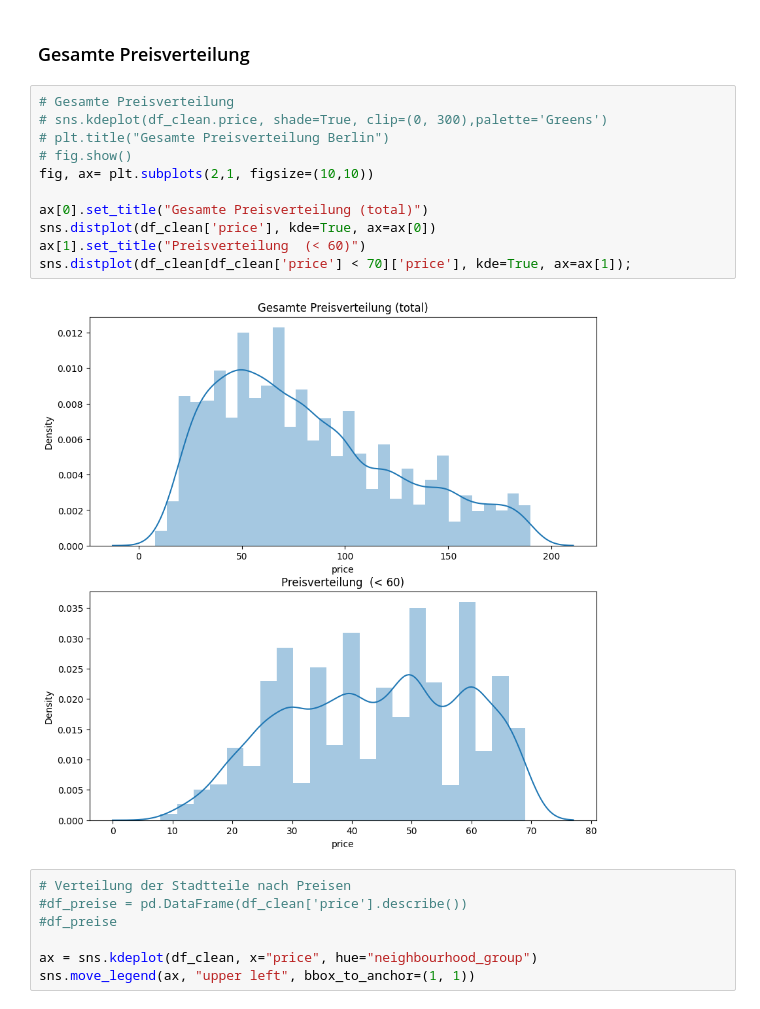
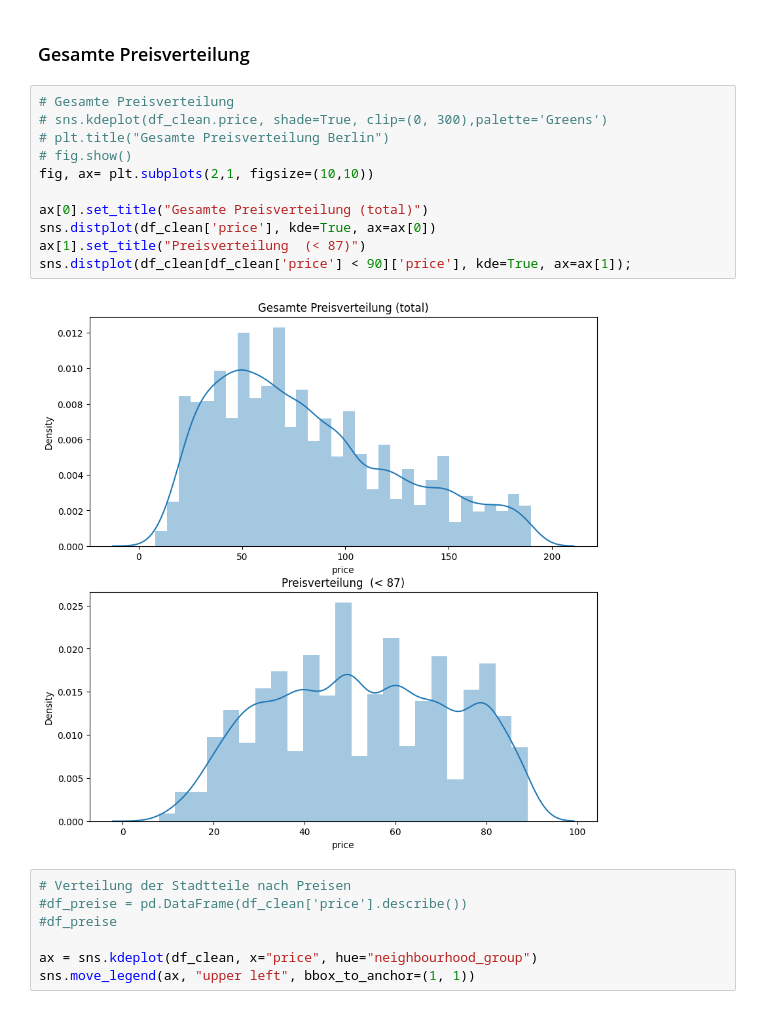
Before and after one commit to awildt01/Airbnb_Berlin-, a Jupyter notebook: Airbnb_(Berlin).ipynb, the cells around one changed output. Saved outputs shown, nothing was run; the diff lists cells and outputs as text.

```diff
--- a/Airbnb_(Berlin).ipynb
+++ b/Airbnb_(Berlin).ipynb
@@ -725,16 +724,16 @@ Standorte, die nicht so beliebt oder zentral sind, tendieren dazu, durchschnittl
 # %%
 # Gesamte Preisverteilung
 # sns.kdeplot(df_clean.price, shade=True, clip=(0, 300),palette='Greens')
 # plt.title("Gesamte Preisverteilung Berlin")
 # fig.show()
 fig, ax= plt.subplots(2,1, figsize=(10,10))
 
 ax[0].set_title("Gesamte Preisverteilung (total)")
 sns.distplot(df_clean['price'], kde=True, ax=ax[0])
-ax[1].set_title("Preisverteilung  (< 60)")
-sns.distplot(df_clean[df_clean['price'] < 70]['price'], kde=True, ax=ax[1]);
+ax[1].set_title("Preisverteilung  (< 87)")
+sns.distplot(df_clean[df_clean['price'] < 90]['price'], kde=True, ax=ax[1]);
 # %% [output]
-[figure, old version]
+[figure, new version]
 # %%
 # Verteilung der Stadtteile nach Preisen
 #df_preise = pd.DataFrame(df_clean['price'].describe())
```
Also changed, not shown: parts of 8 cells of this notebook.
